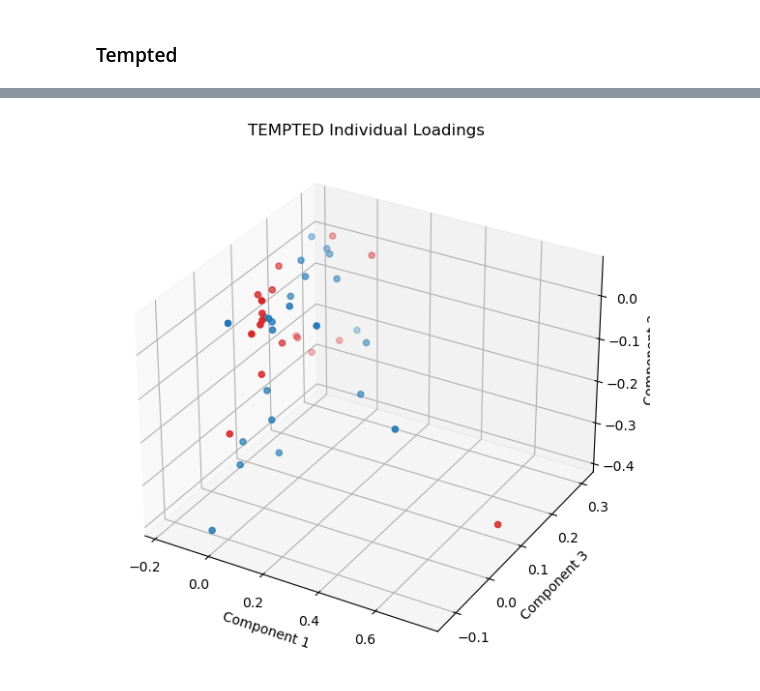
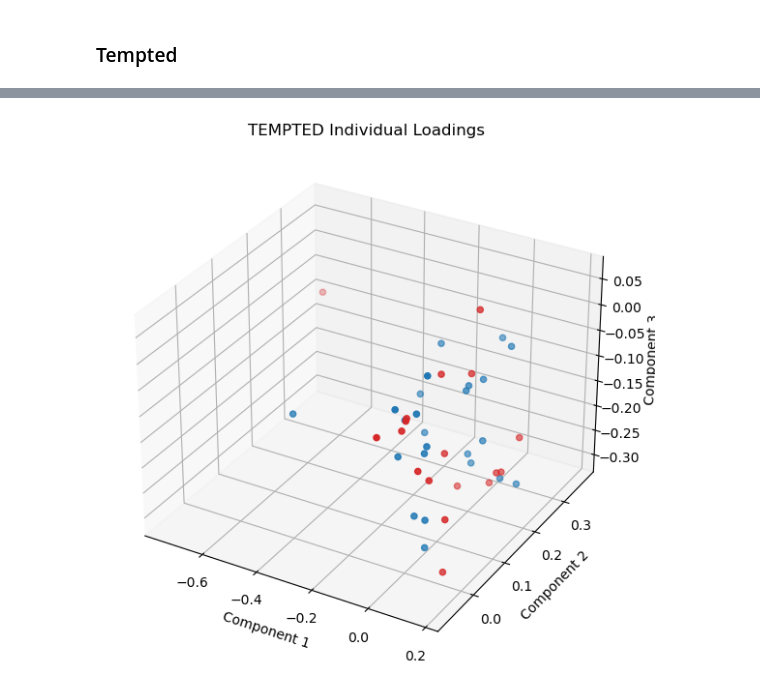
Before and after one commit to Biacordazzo/bia_gemelli, a Jupyter notebook: gemelli/joint_ctf.ipynb, the cells around one changed output, grey strips where cells are left out. Cells and saved outputs as stored; diff of their text form; code cells hidden in the pictures.

```diff
--- a/gemelli/joint_ctf.ipynb
+++ b/gemelli/joint_ctf.ipynb
@@ -1534,18 +1552,18 @@ plt.show()
 # %%
 #plot individual loadings from TEMPTED
 fig = plt.figure(figsize = (10, 7))
 ax = fig.add_subplot(projection='3d')
 ax.scatter3D(tempted_res[0].samples['PC1'],
+           tempted_res[0].samples['PC2'],
            tempted_res[0].samples['PC3'],
-           tempted_res[0].samples['PC2'],
            c=mf['delivery'].map({'Cesarean': 'tab:red', 'Vaginal': 'tab:blue'}))
 ax.set_xlabel('Component 1')
-ax.set_ylabel('Component 3')
-ax.set_zlabel('Component 2')
+ax.set_ylabel('Component 2')
+ax.set_zlabel('Component 3')
 plt.title('TEMPTED Individual Loadings')
 plt.show()
 # %% [output]
-[figure, old version]
+[figure, new version]
 # %%
 # # build formatted output
 # # save ordination results
```
Also changed, not shown: parts of 12 cells of this notebook.
